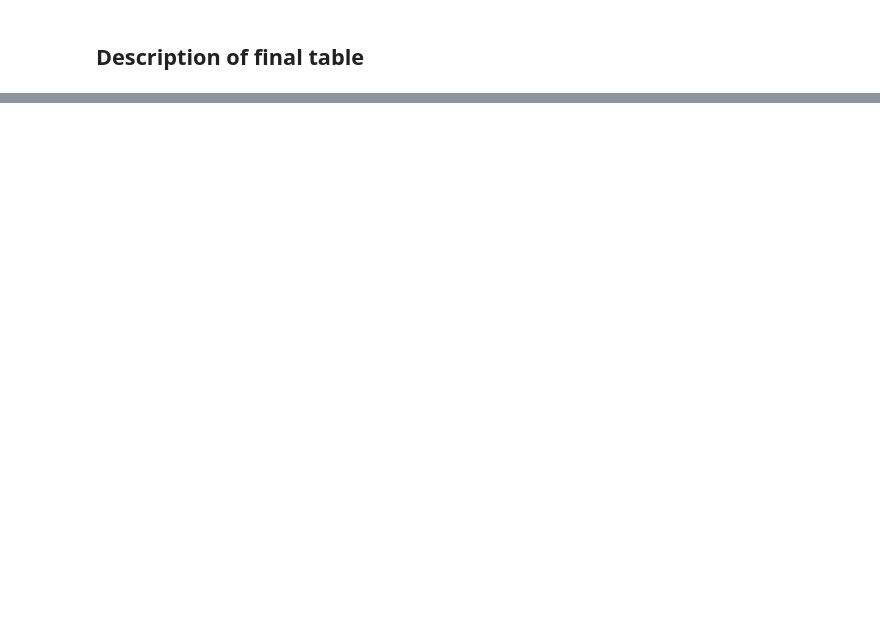
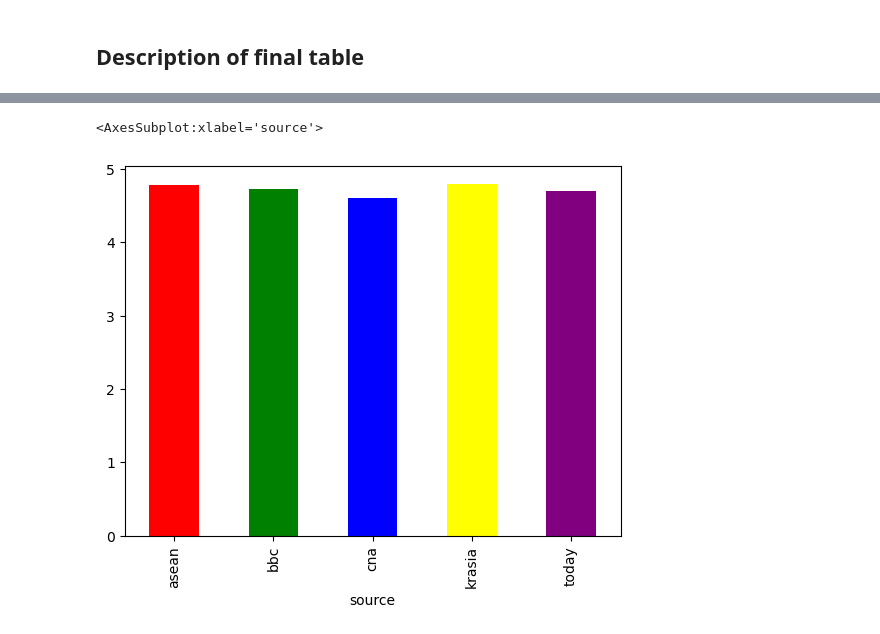
Before and after one commit to TohDeKai/IS3107_25, a Jupyter notebook: data_processing/training.ipynb, the cells around one changed output, grey strips where cells are left out. Cells and saved outputs as stored; diff of their text form; code cells hidden in the pictures; blank space fills up the shorter version.

```diff
--- a/data_processing/training.ipynb
+++ b/data_processing/training.ipynb
@@ -227,2 +270,5 @@ plt.show()
 # %%
-news.groupby('source')['rating'].mean().plot(kind='bar',color=['red','green','blue'])
+news.groupby('source')['rating'].mean().plot(kind='bar',color=['red','green','blue','yellow','purple'])
+# %% [output]
+<AxesSubplot:xlabel='source'>
+[figure, added]
```
Also changed, not shown: parts of 19 cells of this notebook.
